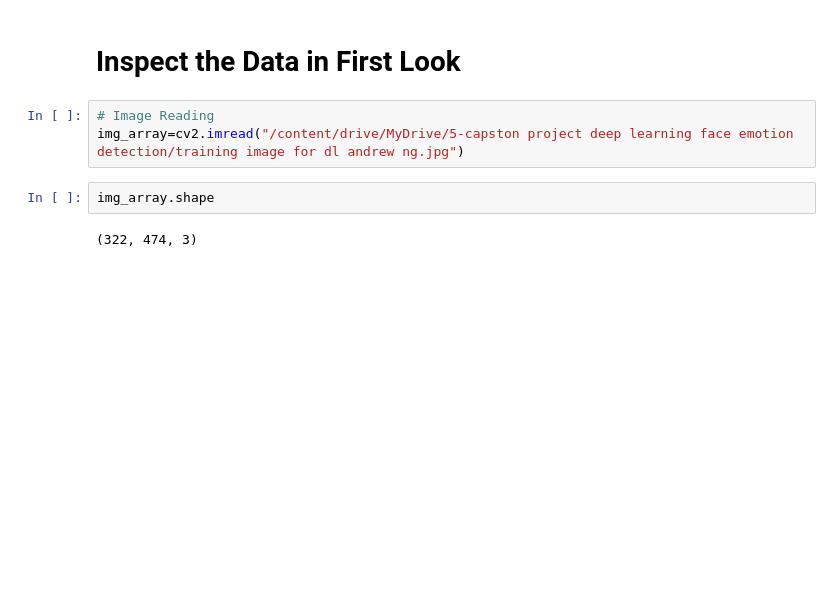
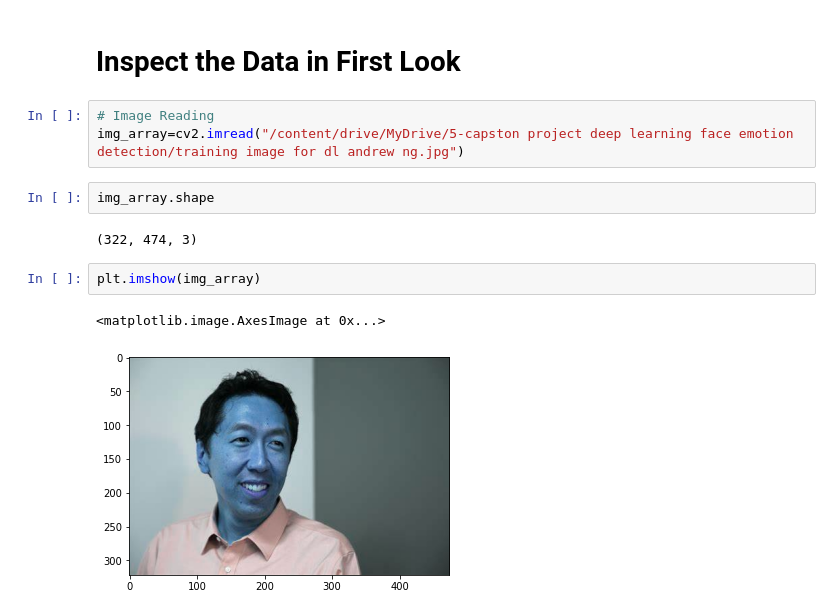
Before and after one commit to Creatrohit9/Face-Emotion-Recognition, a Jupyter notebook: Live_Class_Monitoring_System(Face_Emotion_Recognition)Rohit_bhadauriya.ipynb, the cells around one changed output. Drawn from its saved outputs; the diff is of its cells as text; blank space fills up the shorter version.

Commit message:
Commit for the image color change

```diff
--- a/Live_Class_Monitoring_System(Face_Emotion_Recognition)Rohit_bhadauriya.ipynb
+++ b/Live_Class_Monitoring_System(Face_Emotion_Recognition)Rohit_bhadauriya.ipynb
@@ -86,3 +86,8 @@ img_array=cv2.imread("/content/drive/MyDrive/5-capston project deep learning fac
 img_array.shape
 # %% [output]
 (322, 474, 3)
+# %%
+plt.imshow(img_array)
+# %% [output]
+<matplotlib.image.AxesImage at 0x...>
+[figure, added]
```
Also changed, not shown: parts of 4 cells of this notebook.
